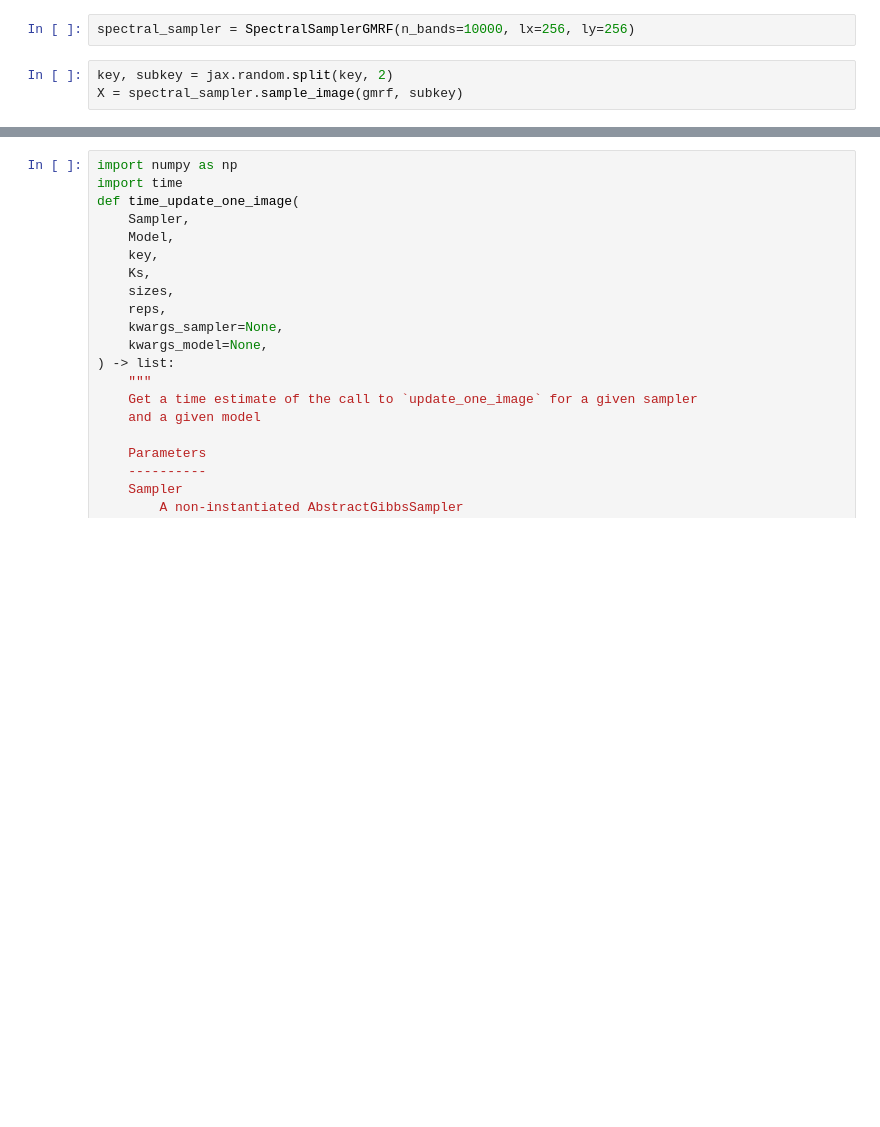
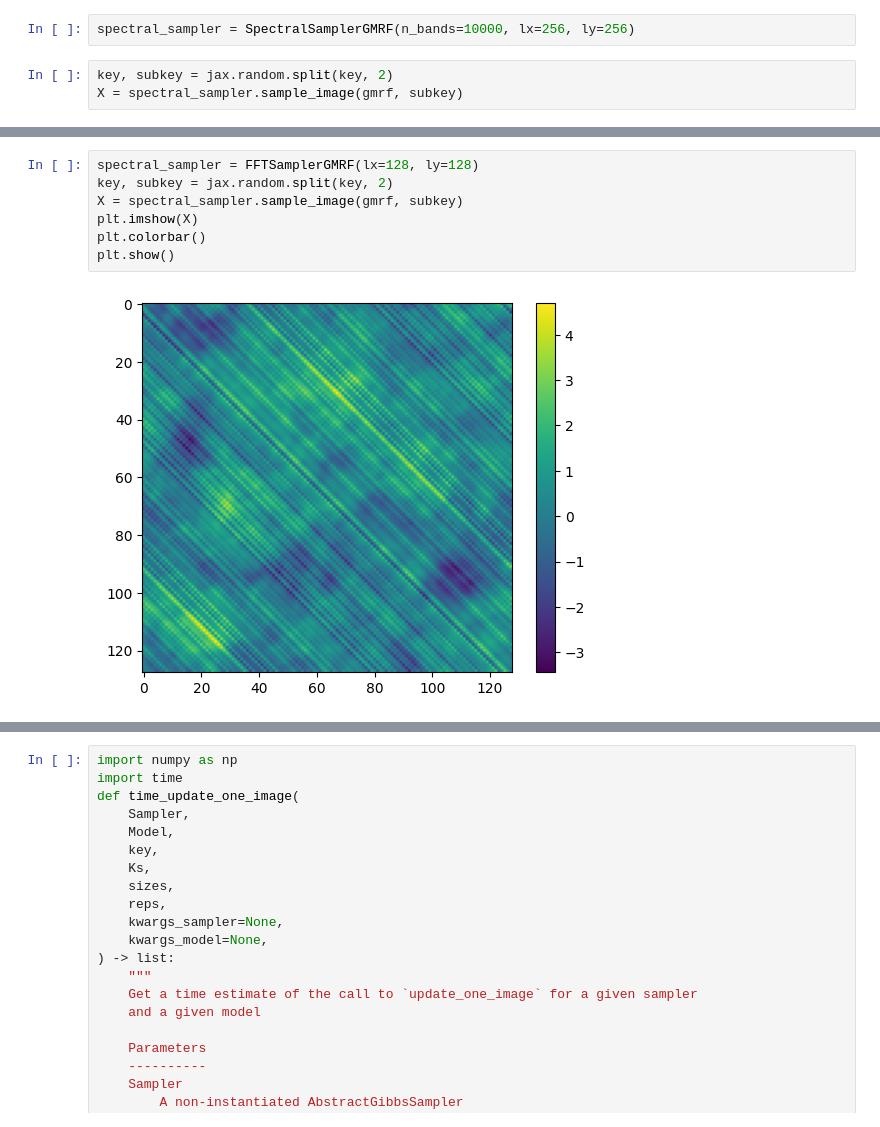
Before and after one commit to HGangloff/mrfx, a Jupyter notebook: notebooks/gums.ipynb, the cells around one changed output, grey strips where cells are left out. Saved outputs shown, nothing was run; the diff lists cells and outputs as text; blank space fills up the shorter version.

```diff
--- a/notebooks/gums.ipynb
+++ b/notebooks/gums.ipynb
@@ -43,0 +46,9 @@ plt.show()
+# %%
+spectral_sampler = FFTSamplerGMRF(lx=128, ly=128)
+key, subkey = jax.random.split(key, 2)
+X = spectral_sampler.sample_image(gmrf, subkey)
+plt.imshow(X)
+plt.colorbar()
+plt.show()
+# %% [output]
+[figure, added]
```
Also changed, not shown: parts of 19 cells of this notebook, 6 other files.
